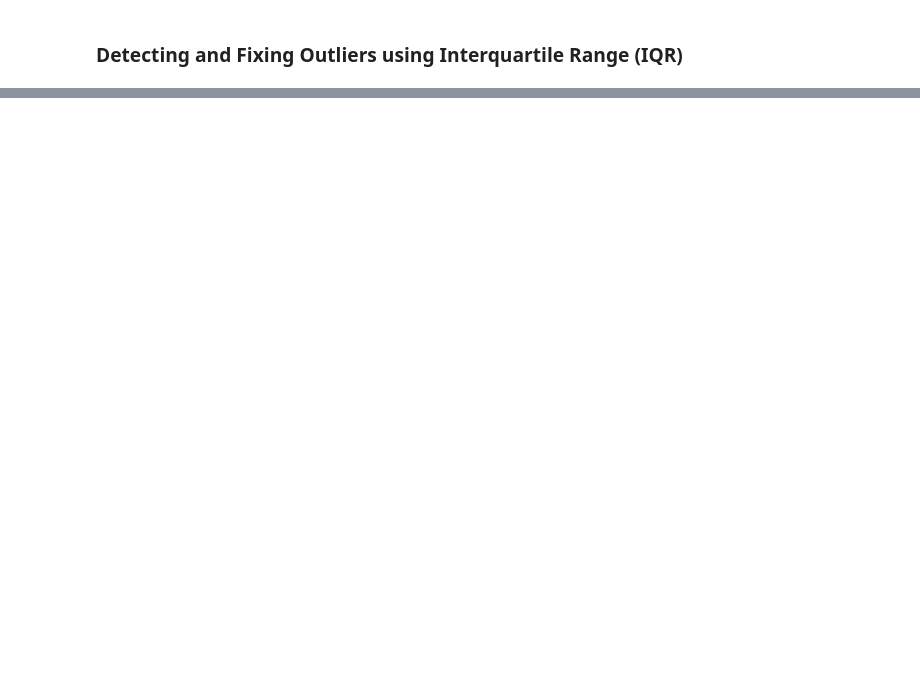
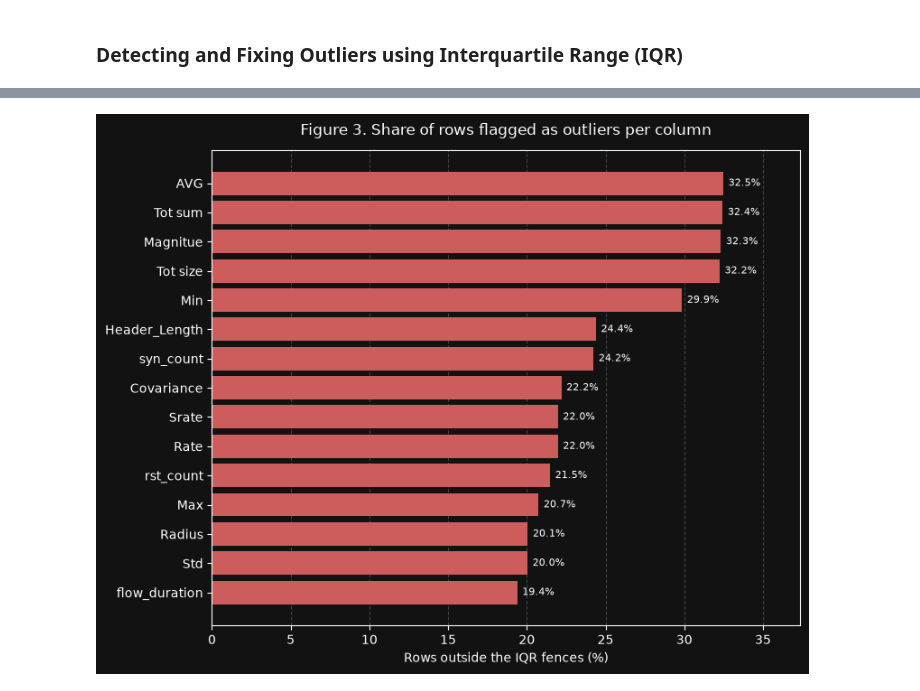
Before and after one commit to MR-Goldenyt/Argus, a Jupyter notebook: Argus.ipynb, the cells around one changed output, grey strips where cells are left out. Drawn from its saved outputs; the diff is of its cells as text; code cells hidden in the pictures; blank space fills up the shorter version.

```diff
--- a/Argus.ipynb
+++ b/Argus.ipynb
@@ -306,0 +249,94 @@ All 46 feature columns are now numeric typed: True
+# %%
+# ======== Settings ========
+IQR_K = 1.5              # Tukey fence multiplier: [Q1 - 1.5*IQR, Q3 + 1.5*IQR]
+OUTLIER_ACTION = "cap"   # "cap" = clip values to the fences | "none" = assess only
+TOP_N = 15               # columns shown in Figure 3
+
+# ======== Which columns can IQR assess? ========
+X = df[feature_cols]
+q1, q3 = X.quantile(0.25), X.quantile(0.75)   # NaNs are skipped automatically
+iqr = q3 - q1
+
+# Binary flags (0/1) and columns with IQR == 0 would have every non-typical value
+# flagged as an "outlier", so they are reported but not treated
+is_binary = X.nunique() <= 2
+zero_iqr = (iqr == 0) & ~is_binary
+eligible = X.columns[~is_binary & ~zero_iqr].to_list()
+
+# ======== Detection (vectorized across all eligible columns) ========
+E = X[eligible]
+lower = q1[eligible] - IQR_K * iqr[eligible]
+upper = q3[eligible] + IQR_K * iqr[eligible]
+low_mask, high_mask = E.lt(lower), E.gt(upper)   # NaN compares False, so it is never flagged
+out_mask = low_mask | high_mask
+
+summary = pd.DataFrame({
+    "Q1": q1[eligible], "Q3": q3[eligible], "IQR": iqr[eligible],
+    "lower_fence": lower, "upper_fence": upper,
+    "below": low_mask.sum(), "above": high_mask.sum(),
+    "outliers": out_mask.sum(), "pct": out_mask.mean() * 100,
+}).sort_values("pct", ascending=False)
+
+row_has_outlier = out_mask.any(axis=1)
+# Share of each class's rows that would be lost if rows with any outlier were dropped
+rows_lost_by_label = (row_has_outlier.groupby(df["label"]).mean() * 100).sort_values()
+
+print("======== IQR Assessment ========")
+print(f"Fence multiplier: {IQR_K} x IQR")
+print(f"Assessed columns: {len(eligible)} of {len(feature_cols)}")
+print(f"Skipped binary columns ({is_binary.sum()}): {X.columns[is_binary].to_list()}")
+print(f"Skipped zero-IQR columns ({zero_iqr.sum()}): {X.columns[zero_iqr].to_list()}")
+print(f"Outlier cells: {out_mask.to_numpy().sum():,} of {out_mask.size:,} "
+      f"({out_mask.to_numpy().mean() * 100:.2f}%)")
+print(f"Rows with at least one outlier: {row_has_outlier.sum():,} of {len(df):,} "
+      f"({row_has_outlier.mean() * 100:.1f}%)")
+print(f"\nTop {TOP_N} columns by outlier share:")
+display(summary.head(TOP_N).round(2))
+
+# ======== Figures ========
+def save_barh(labels, values, title, xlabel, path, color):
+    """Horizontal bar chart in the notebook's dark style, saved to disk and shown inline."""
+    with plt.style.context("dark_background"):  # scoped, so it is active before the figure exists
+        fig, ax = plt.subplots(figsize=(8, max(3, 0.32 * len(labels) + 1.5)))
+        fig.patch.set_facecolor("#121212")
+        ax.set_facecolor("#121212")
+        ax.barh(labels, values, color=color)
+        ax.set_title(title, pad=12)
+        ax.set_xlabel(xlabel)
+        max_val = max(values.max(), 1)
+        ax.set_xlim(0, max_val * 1.15)
+        for y, v in enumerate(values):
+            ax.text(v + max_val * 0.01, y, f"{v:.1f}%", va="center", color="white", fontsize=8)
+        ax.grid(True, axis="x", linestyle="--", alpha=0.2)
+        ax.set_axisbelow(True)
+        fig.tight_layout()
+        fig.savefig(path, dpi=240)
+        plt.show()
+
+# Figure 3: where the outliers are (reversed so the worst column is on top)
+top = summary["pct"].head(TOP_N)[::-1]
+save_barh(top.index, top.values,
+          "Figure 3. Share of rows flagged as outliers per column",
+          "Rows outside the IQR fences (%)",
+          "figures/fig3_outliers_by_column.png", "indianred")
+
+# Figure 4: what dropping outlier rows would cost each class
+save_barh(rows_lost_by_label.index, rows_lost_by_label.values,
+          "Figure 4. Rows lost per class if outlier rows were dropped",
+          "Rows with at least one outlier (%)",
+          "figures/fig4_rows_lost_by_class.png", "steelblue")
+
+# ======== Fixing ========
+# Bounds are kept so they can be re-fitted on the training split later (avoids leakage)
+iqr_bounds = pd.DataFrame({"lower": lower, "upper": upper})
+
+if OUTLIER_ACTION == "cap":
+    # Cap (winsorize) instead of dropping: no rows are lost, extreme values are pulled to the fence
+    df[eligible] = df[eligible].clip(lower=lower, upper=upper, axis=1)
+    remaining = int(df[eligible].lt(lower).to_numpy().sum() + df[eligible].gt(upper).to_numpy().sum())
+    print("\n======== Fix: values capped to IQR fences ========")
+    print(f"Outlier cells before: {int(out_mask.to_numpy().sum()):,} | after: {remaining:,}")
+    print(f"Rows kept: {len(df):,} (nothing dropped)")
+else:
+    print("\nOUTLIER_ACTION = 'none': outliers assessed only, data left unchanged.")
+# %% [output]
@@ -306,0 +368 @@ All 46 feature columns are now numeric typed: True
+[figure, added]
```
Also changed, not shown: parts of 4 cells of this notebook.
